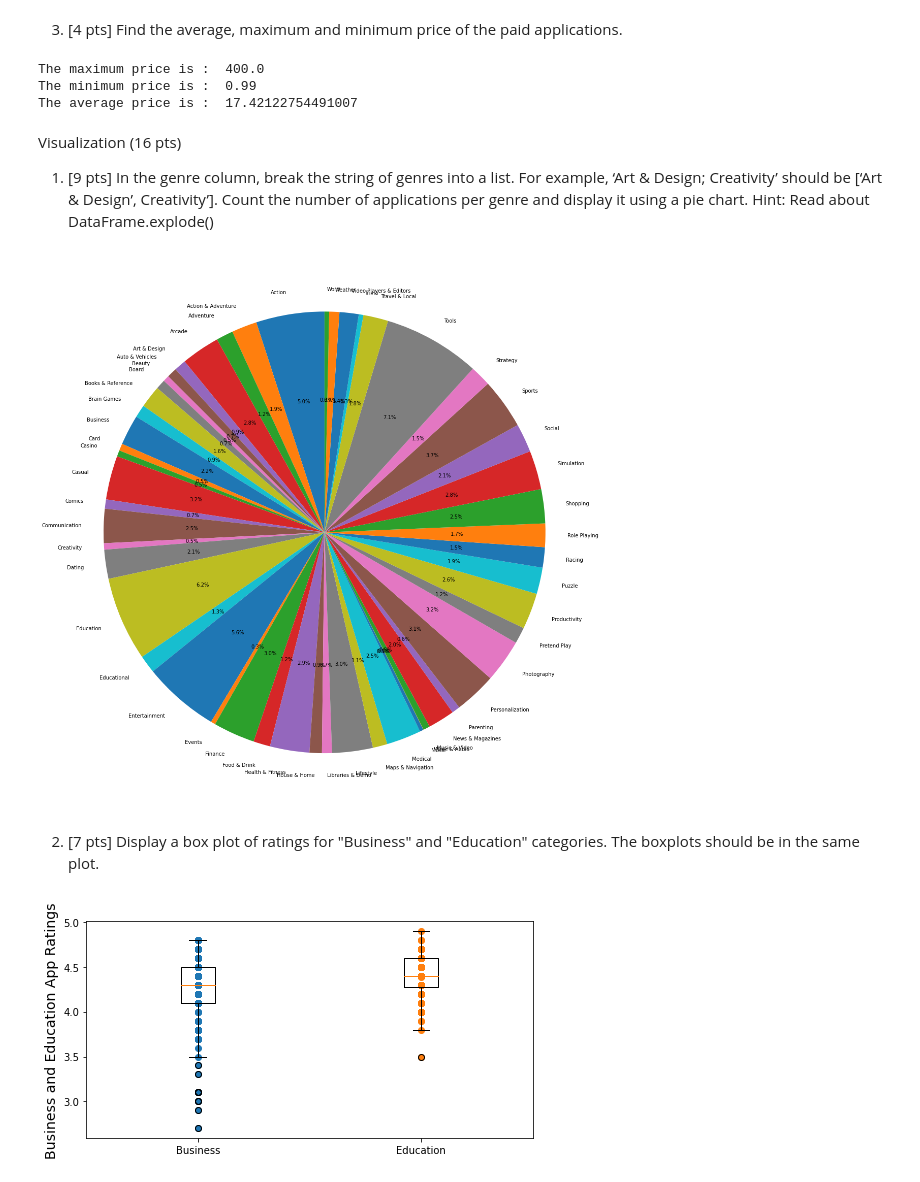
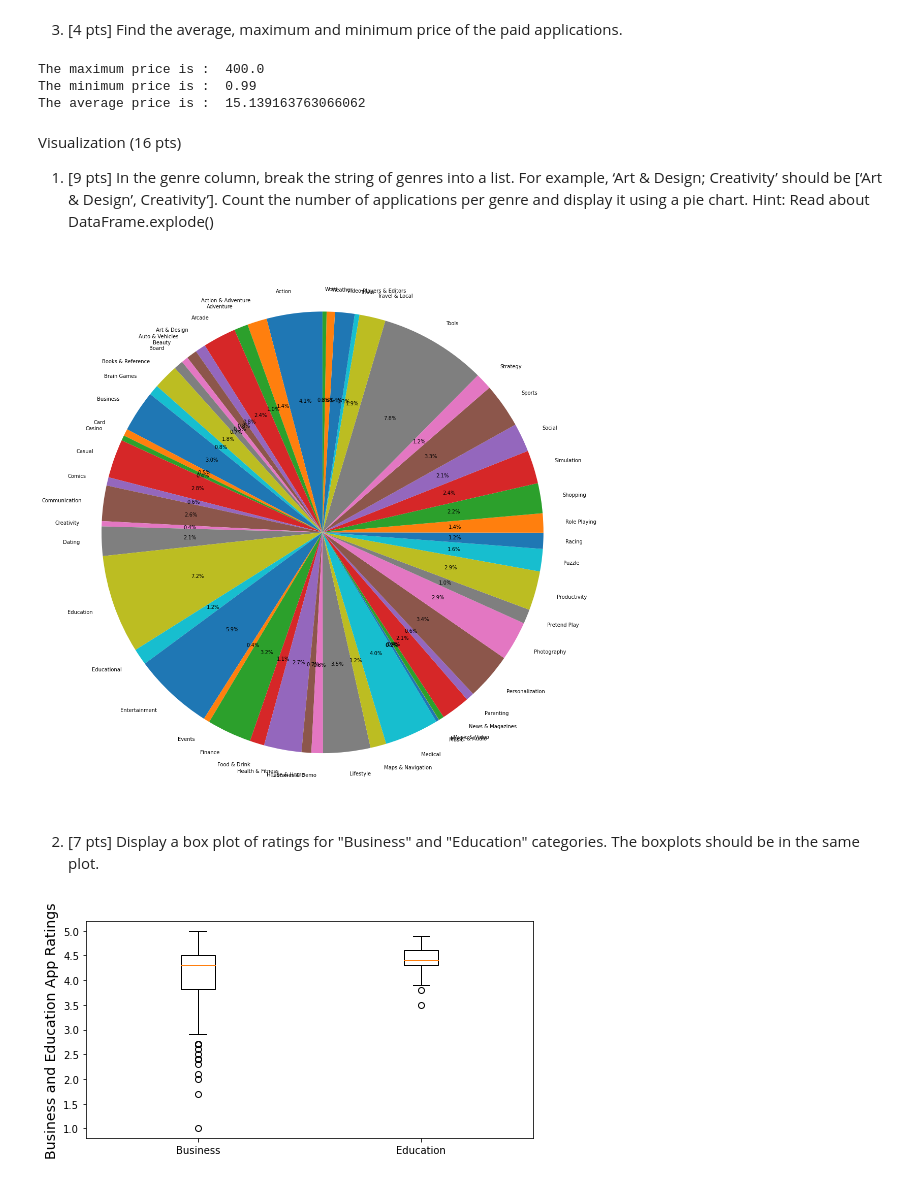
Before and after one commit to djwong23/CS210Asst3, a Jupyter notebook: google_apps.ipynb, the cells around one changed output. Drawn from its saved outputs; the diff is of its cells as text; code cells hidden in the pictures.

```diff
--- a/google_apps.ipynb
+++ b/google_apps.ipynb
@@ -119,9 +119,14 @@ apps
 than 50000, remove the row. Else, fill the missing value with the average value (rounded to 2 decimal
 places) for the Category of that row.
 # %%
-apps = apps[(apps['Reviews'] >= 100) | (apps['Installs'].astype(int) >= 50000)]
+removeIndexes = apps.loc[apps['Rating'].isna()]
+removeIndexes = removeIndexes.loc[(removeIndexes['Reviews'].astype(int) < 100) & (removeIndexes['Installs'].astype(int) < 50000)]
+
+apps = apps.drop(removeIndexes.index)
+
 
 meanByCat = apps.groupby('Category').mean().round(2)['Rating']
 for (rowName, rowData) in apps.iterrows():
     if np.isnan(rowData['Rating']):
         apps.loc[rowName,'Rating'] = meanByCat[rowData['Category']]
+apps
@@ -243,7 +271,7 @@ print("The average price is : ",paidApps.mean())
 # %% [output]
 The maximum price is :  400.0
 The minimum price is :  0.99
-The average price is :  17.42122754491007
+The average price is :  15.139163763066062
 # %% [markdown]
 Visualization (16 pts)
 1. [9 pts] In the genre column, break the string of genres into a list. For example, ‘Art & Design;
@@ -277,20 +305,18 @@ ax1.pie(values, labels=genreNames, autopct='%1.1f%%', startangle=90)
 
 plt.show()
 # %% [output]
-[figure, old version]
+[figure, new version]
 # %% [markdown]
 2. [7 pts] Display a box plot of ratings for "Business" and "Education" categories. The boxplots should
 be in the same plot.
 # %%
 businessRatings = apps[apps['Category'] == 'BUSINESS']['Rating'].values
 
 educationRatings = apps[apps['Category'] == 'EDUCATION']['Rating'].values
-print()
 plt.figure(figsize=(8, 4))
-plt.scatter([1]*len(businessRatings), businessRatings)
-plt.scatter([2]*len(educationRatings), educationRatings)
+
 plt.boxplot([businessRatings, educationRatings],labels=('Business','Education'))
 plt.ylabel('Business and Education App Ratings', fontsize=14)
 plt.show()
 # %% [output]
-[figure, old version]
+[figure, new version]
```
Also changed, not shown: parts of 4 cells of this notebook, 1 other file.
